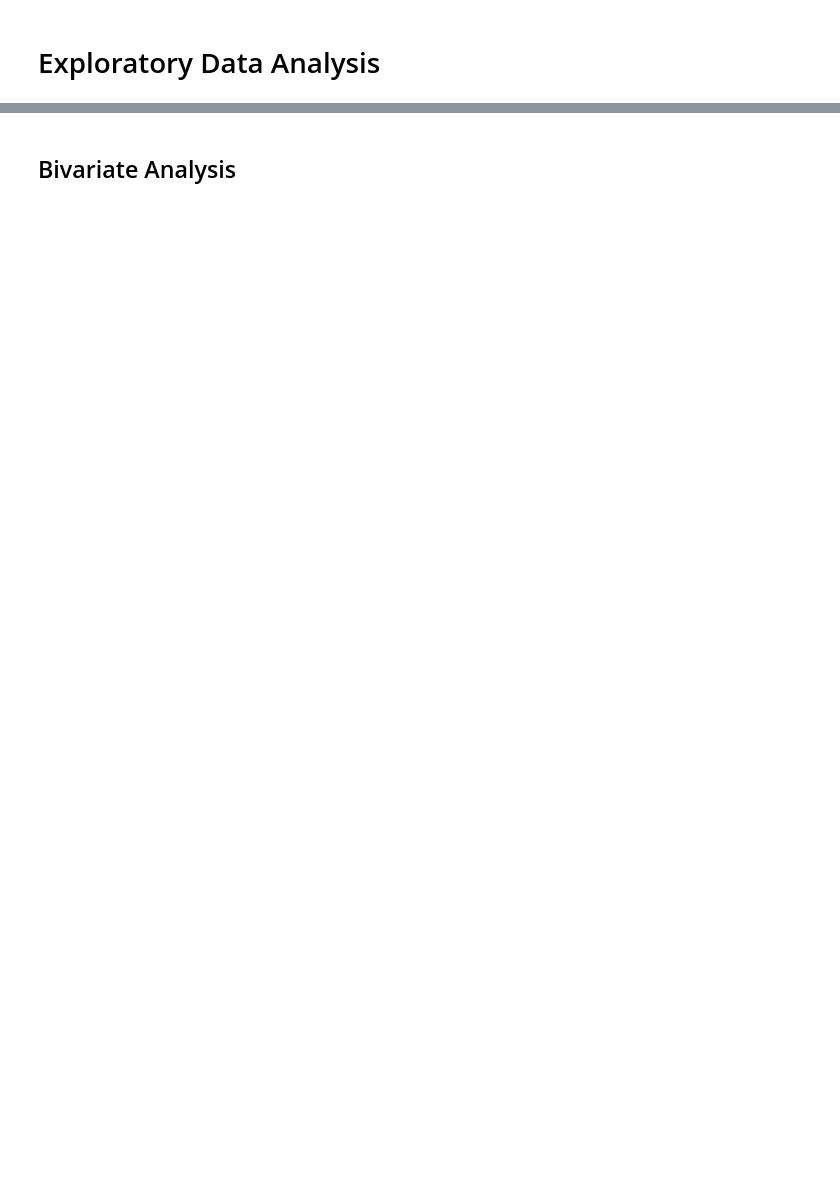
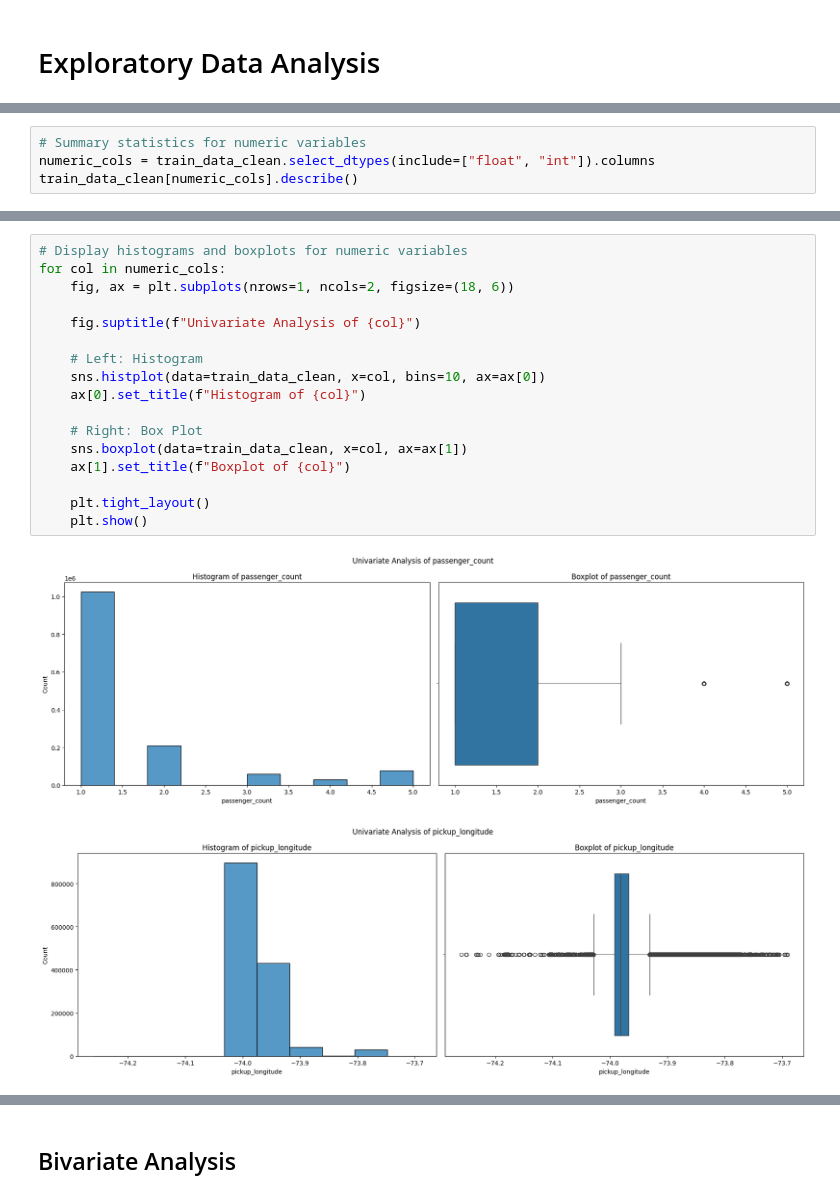
Before and after one commit to rimvelvet31/nyc-taxi-trip-duration-prediction, a Jupyter notebook: notebook.ipynb, the cells around one changed output, grey strips where cells are left out. Saved outputs shown, nothing was run; the diff lists cells and outputs as text; blank space fills up the shorter version.

```diff
--- a/notebook.ipynb
+++ b/notebook.ipynb
@@ -304,0 +444,4 @@ train_data_clean.head()
+# %%
+# Summary statistics for numeric variables
+numeric_cols = train_data_clean.select_dtypes(include=["float", "int"]).columns
+train_data_clean[numeric_cols].describe()
@@ -304,0 +466,20 @@ train_data_clean.head()
+# %%
+# Display histograms and boxplots for numeric variables
+for col in numeric_cols:
+    fig, ax = plt.subplots(nrows=1, ncols=2, figsize=(18, 6))
+
+    fig.suptitle(f"Univariate Analysis of {col}")
+
+    # Left: Histogram
+    sns.histplot(data=train_data_clean, x=col, bins=10, ax=ax[0])
+    ax[0].set_title(f"Histogram of {col}")
+
+    # Right: Box Plot
+    sns.boxplot(data=train_data_clean, x=col, ax=ax[1])
+    ax[1].set_title(f"Boxplot of {col}")
+
+    plt.tight_layout()
+    plt.show()
+# %% [output]
+[figure, added]
+[figure, added]
```
Also changed, not shown: parts of 66 cells of this notebook, 1 other file.
